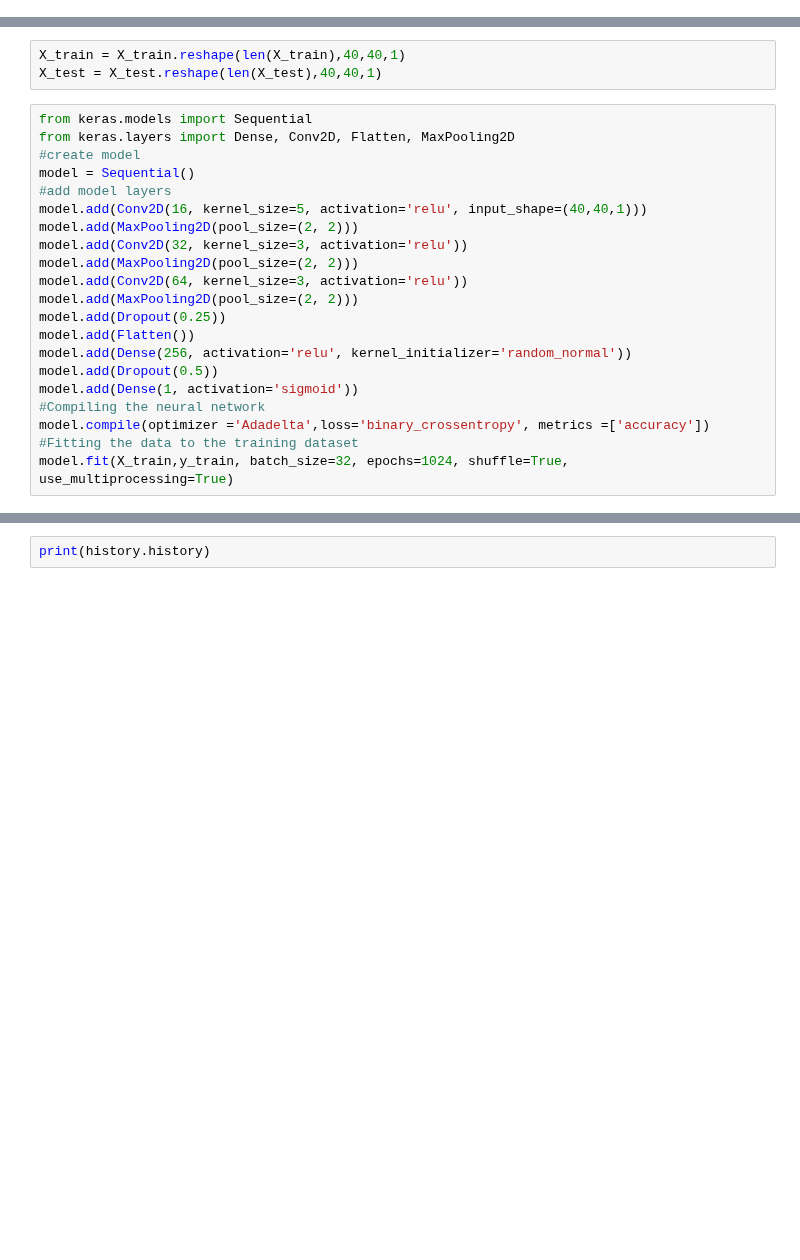
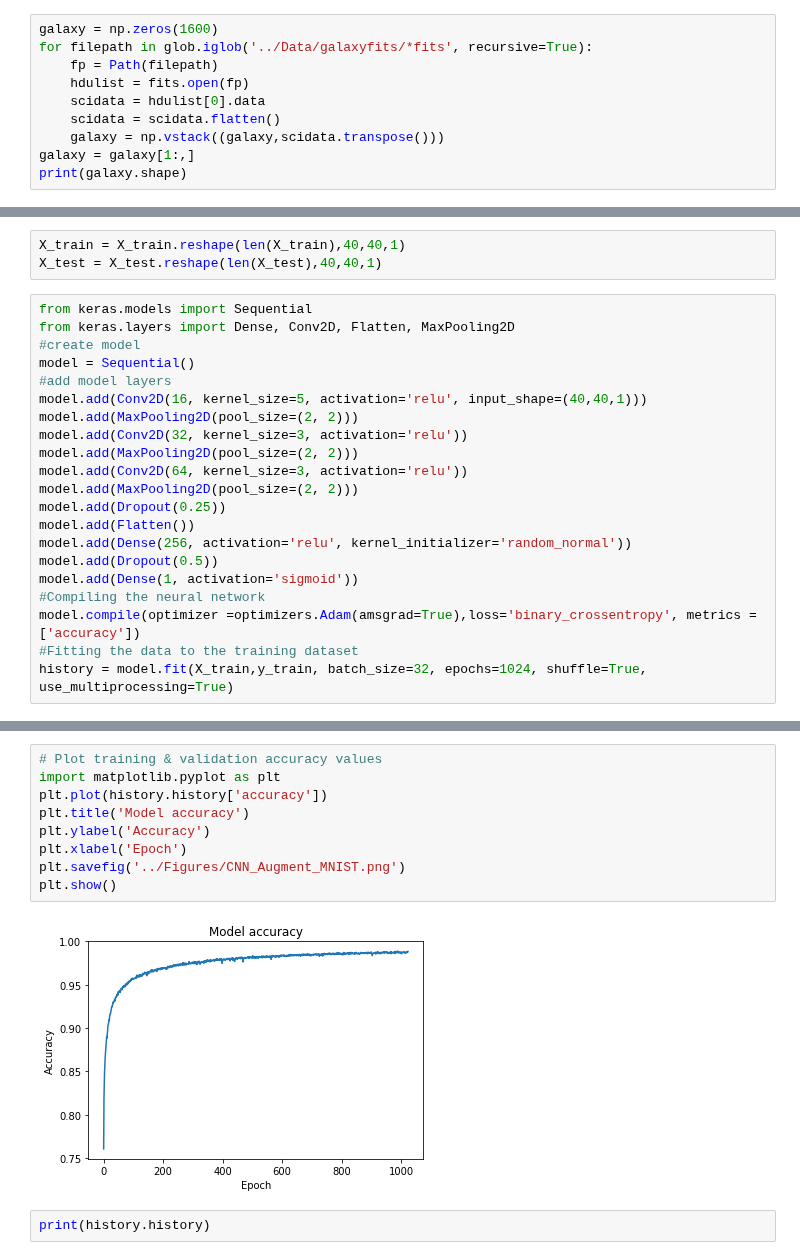
Before and after one commit to kpklo1/Machine-Learning-and-Galaxies, a Jupyter notebook: Code/Data Augmentation.ipynb, the cells around one changed output, grey strips where cells are left out. Saved outputs shown, nothing was run; the diff lists cells and outputs as text; blank space fills up the shorter version.

Commit message:
Added figures

```diff
--- a/Code/Data Augmentation.ipynb
+++ b/Code/Data Augmentation.ipynb
@@ -21,2 +31,12 @@ print(tf.__version__)
 # %% [markdown]
 # DFNN
+# %%
+galaxy = np.zeros(1600)
+for filepath in glob.iglob('../Data/galaxyfits/*fits', recursive=True):
+    fp = Path(filepath)
+    hdulist = fits.open(fp)
+    scidata = hdulist[0].data
+    scidata = scidata.flatten()
+    galaxy = np.vstack((galaxy,scidata.transpose()))
+galaxy = galaxy[1:,]
+print(galaxy.shape)
@@ -116,6 +233,6 @@ model.add(Dense(256, activation='relu', kernel_initializer='random_normal'))
 model.add(Dropout(0.5))
 model.add(Dense(1, activation='sigmoid'))
 #Compiling the neural network
-model.compile(optimizer ='Adadelta',loss='binary_crossentropy', metrics =['accuracy'])
+model.compile(optimizer =optimizers.Adam(amsgrad=True),loss='binary_crossentropy', metrics =['accuracy'])
 #Fitting the data to the training dataset
-model.fit(X_train,y_train, batch_size=32, epochs=1024, shuffle=True, use_multiprocessing=True)
+history = model.fit(X_train,y_train, batch_size=32, epochs=1024, shuffle=True, use_multiprocessing=True)
@@ -163,3 +373,14 @@ Epoch 293/1024
+# %%
+# Plot training & validation accuracy values
+import matplotlib.pyplot as plt
+plt.plot(history.history['accuracy'])
+plt.title('Model accuracy')
+plt.ylabel('Accuracy')
+plt.xlabel('Epoch')
+plt.savefig('../Figures/CNN_Augment_MNIST.png')
+plt.show()
+# %% [output]
+[figure, added]
 # %%
 print(history.history)
 # %% [output]
```
Also changed, not shown: parts of 12 cells of this notebook, 10 other files.
